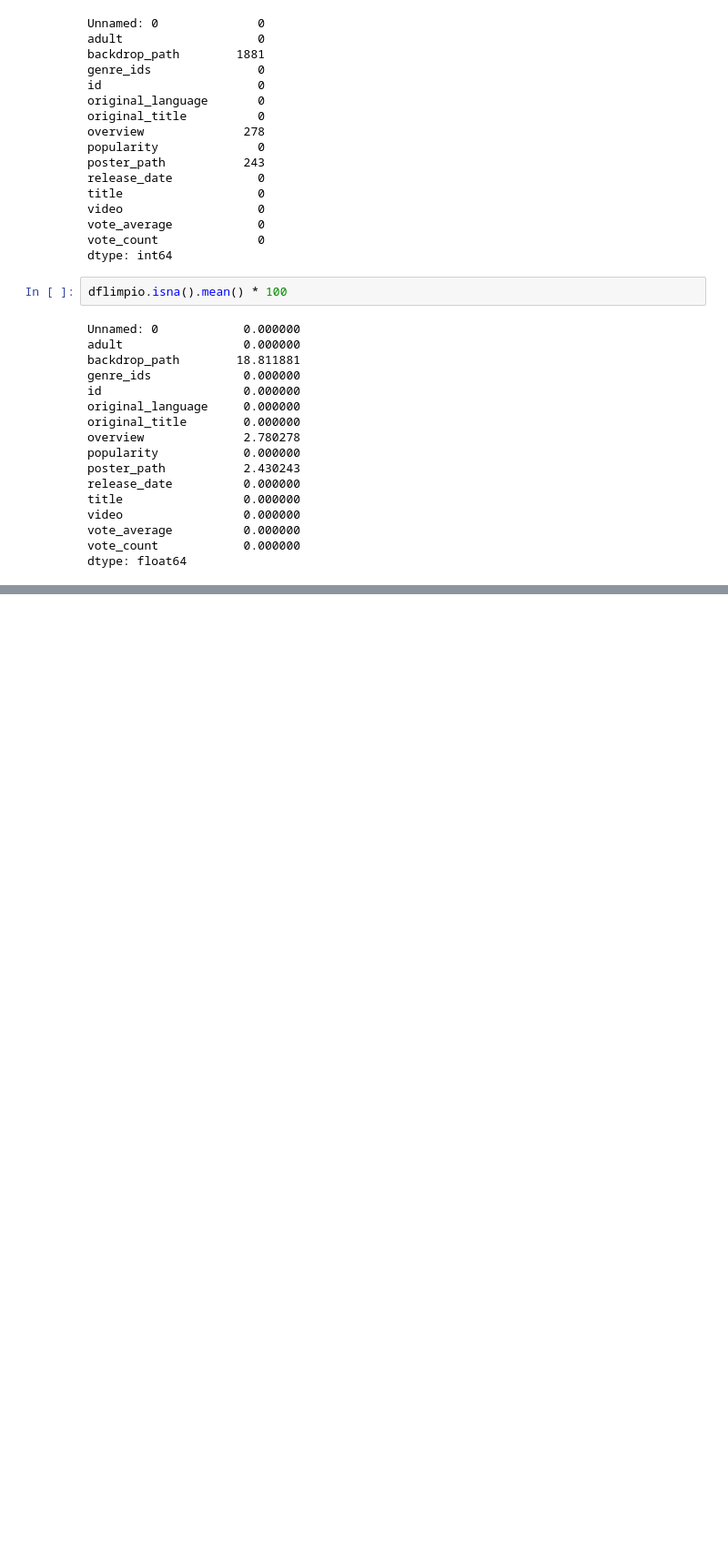
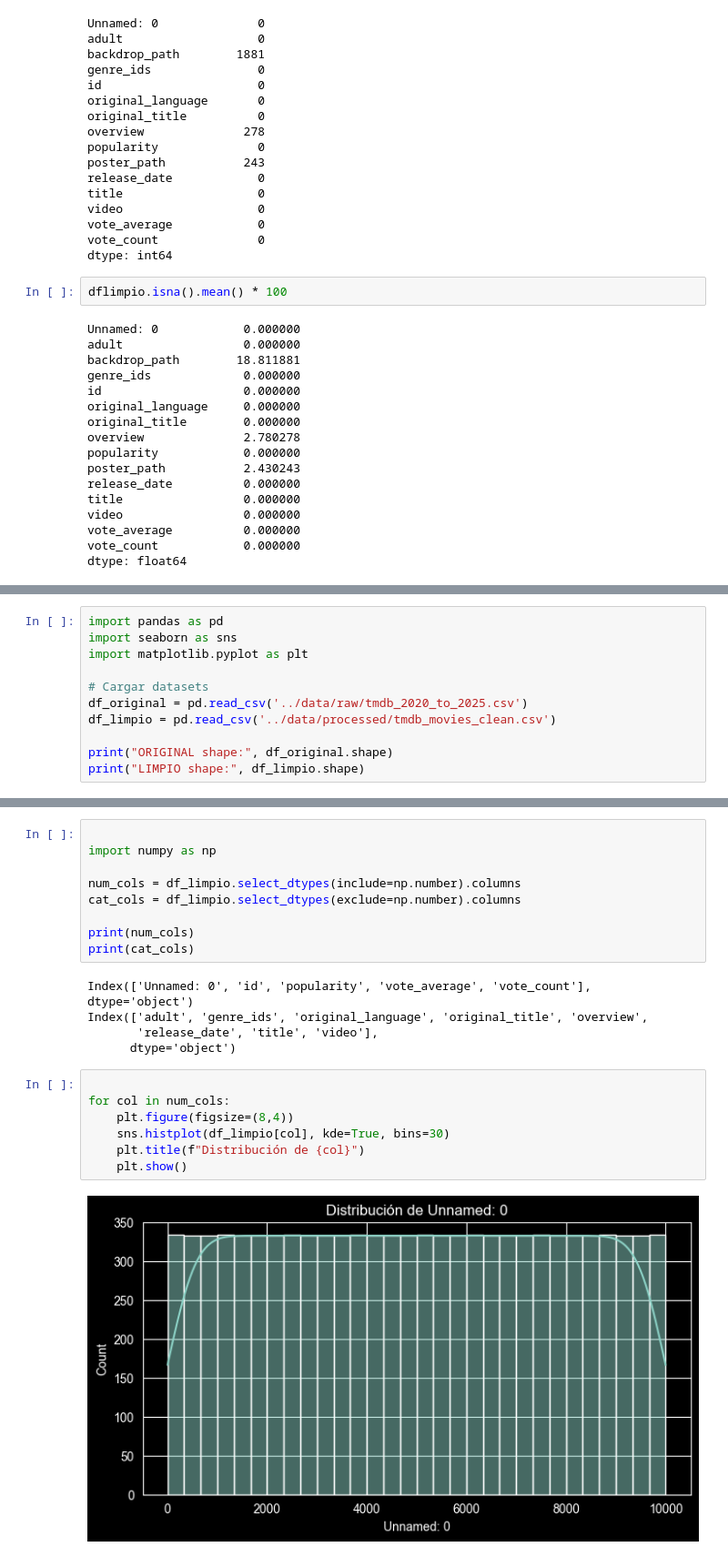
Before and after one commit to MauOrtizC/ProyectoII, a Jupyter notebook: notebooks/01_EDA_TMDB.ipynb, the cells around one changed output, grey strips where cells are left out. Shown at 91% size. Drawn from its saved outputs; the diff is of its cells as text; blank space fills up the shorter version.

```diff
--- a/notebooks/01_EDA_TMDB.ipynb
+++ b/notebooks/01_EDA_TMDB.ipynb
@@ -224,0 +228,11 @@ dtype: float64
+# %%
+import pandas as pd
+import seaborn as sns
+import matplotlib.pyplot as plt
+
+# Cargar datasets
+df_original = pd.read_csv('../data/raw/tmdb_2020_to_2025.csv')
+df_limpio = pd.read_csv('../data/processed/tmdb_movies_clean.csv')
+
+print("ORIGINAL shape:", df_original.shape)
+print("LIMPIO shape:", df_limpio.shape)
@@ -224,0 +267,23 @@ dtype: float64
+# %%
+
+import numpy as np
+
+num_cols = df_limpio.select_dtypes(include=np.number).columns
+cat_cols = df_limpio.select_dtypes(exclude=np.number).columns
+
+print(num_cols)
+print(cat_cols)
+# %% [output]
+Index(['Unnamed: 0', 'id', 'popularity', 'vote_average', 'vote_count'], dtype='object')
+Index(['adult', 'genre_ids', 'original_language', 'original_title', 'overview',
+       'release_date', 'title', 'video'],
+      dtype='object')
+# %%
+
+for col in num_cols:
+    plt.figure(figsize=(8,4))
+    sns.histplot(df_limpio[col], kde=True, bins=30)
+    plt.title(f"Distribución de {col}")
+    plt.show()
+# %% [output]
+[figure, added]
```
Also changed, not shown: parts of 23 cells of this notebook, 2 other files.
